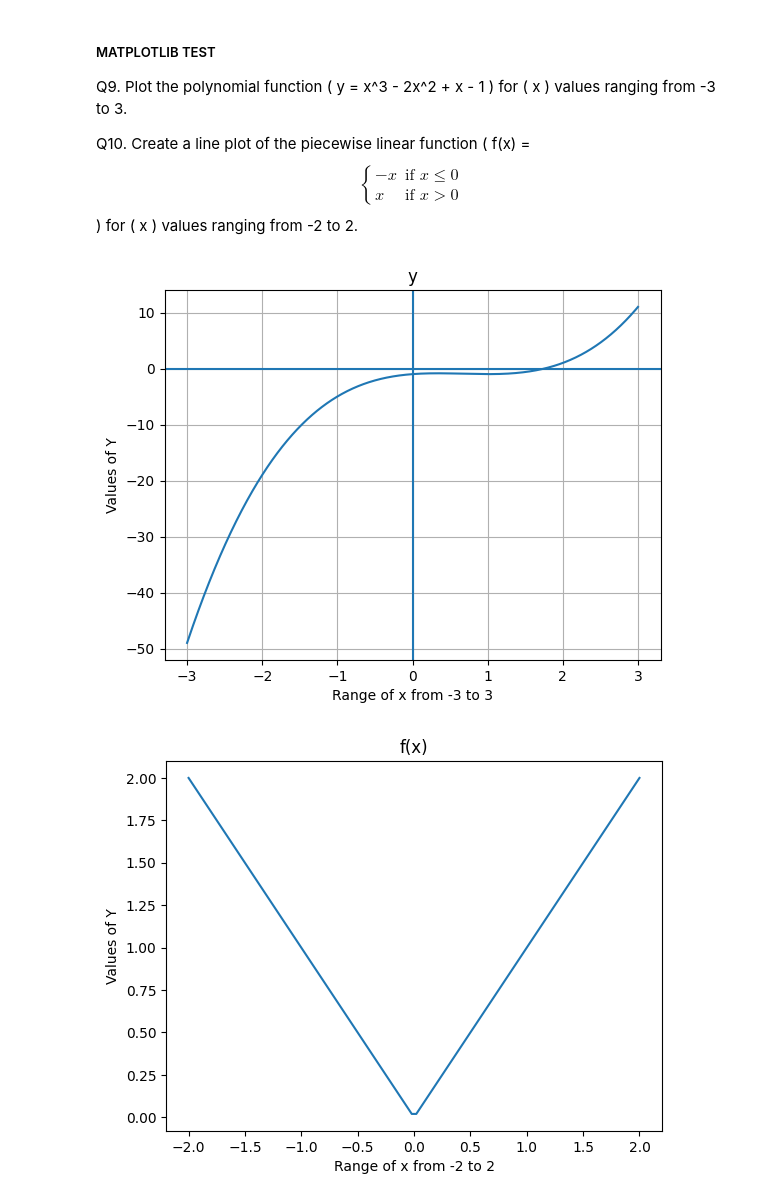
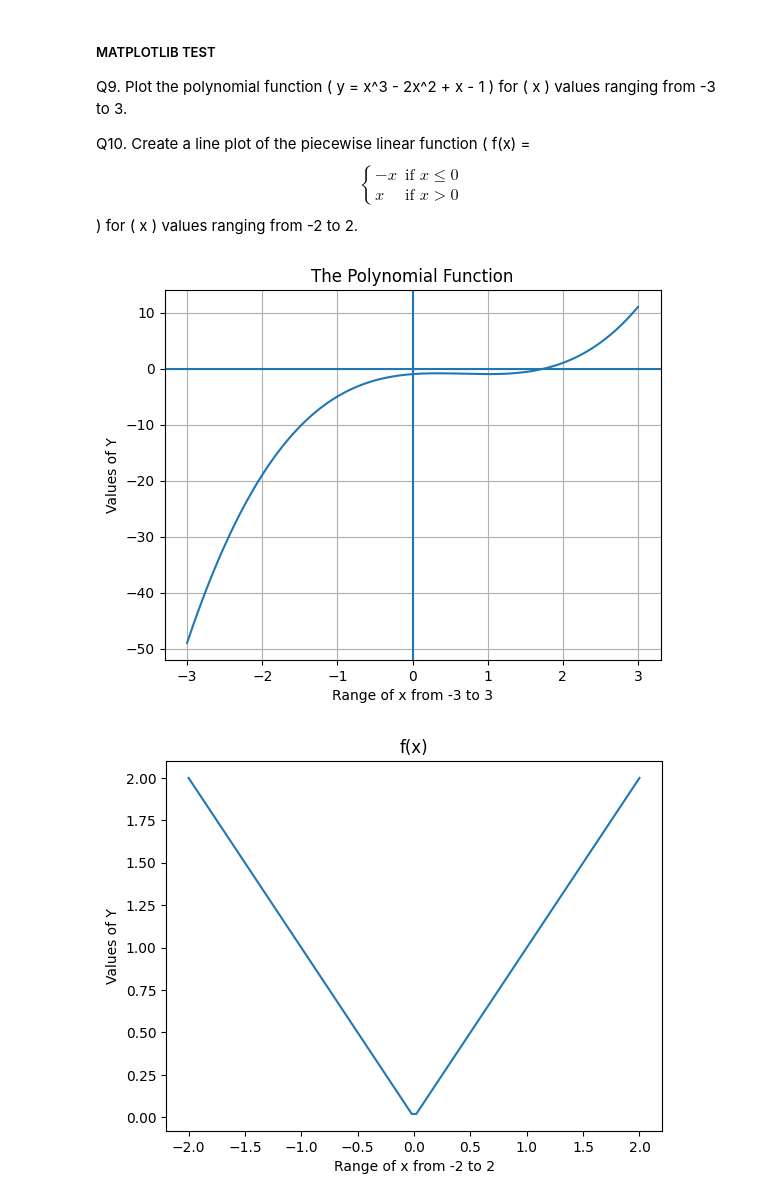
Before and after one commit to pragyandhar/BasicsProgram, a Jupyter notebook: 2nd Semester/MATPLOTLAB/surprise_test.ipynb, the cells around one changed output. Cells and saved outputs as stored; diff of their text form; code cells hidden in the pictures.

```diff
--- a/2nd Semester/MATPLOTLAB/surprise_test.ipynb
+++ b/2nd Semester/MATPLOTLAB/surprise_test.ipynb
@@ -10,18 +10,18 @@ import numpy as np
 # %%
 #Q9: Plot the polynomial function y = x^3 - 2x^2 + x - 1 for x in the range of -3 to 3.
 x = np.linspace(-3, 3, 1000)
 y = [i**3 - 2*i**2 + i - 1 for i in x]
 
 plt.plot(x, y)
 plt.xlabel('Range of x from -3 to 3')
 plt.ylabel('Values of Y')
-plt.title('y')
+plt.title('The Polynomial Function')
 plt.grid(True)
 plt.axvline(0)
 plt.axhline(0)
 plt.show()
 # %% [output]
-[figure, old version]
+[figure, new version]
 # %%
 # Q10. Create a line plot of the piecewise linear function \( f(x) = \begin{cases} -x & \text{if } x \leq 0 \\ x & \text{if } x > 0 \end{cases} \) for \( x \) values ranging from -2 to 2.
 x = np.linspace(-2, 2, 100)
```
